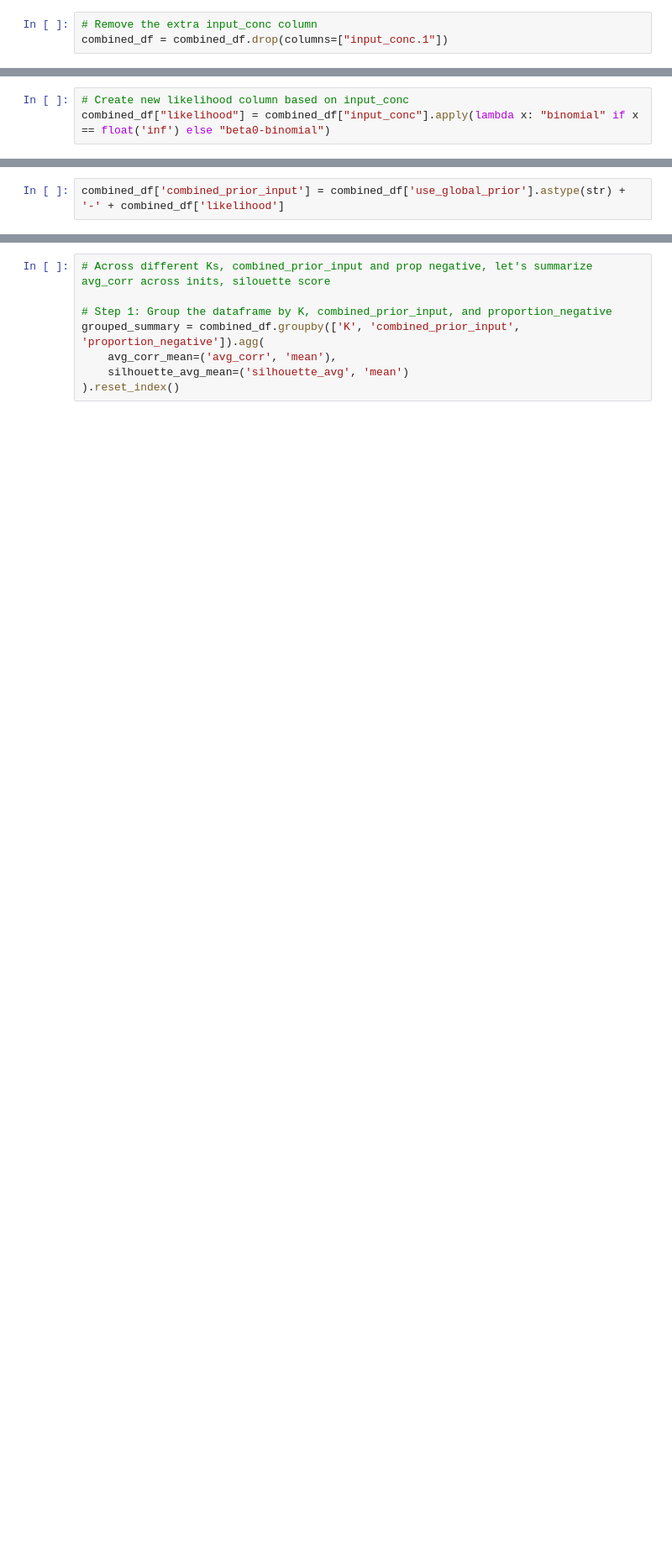
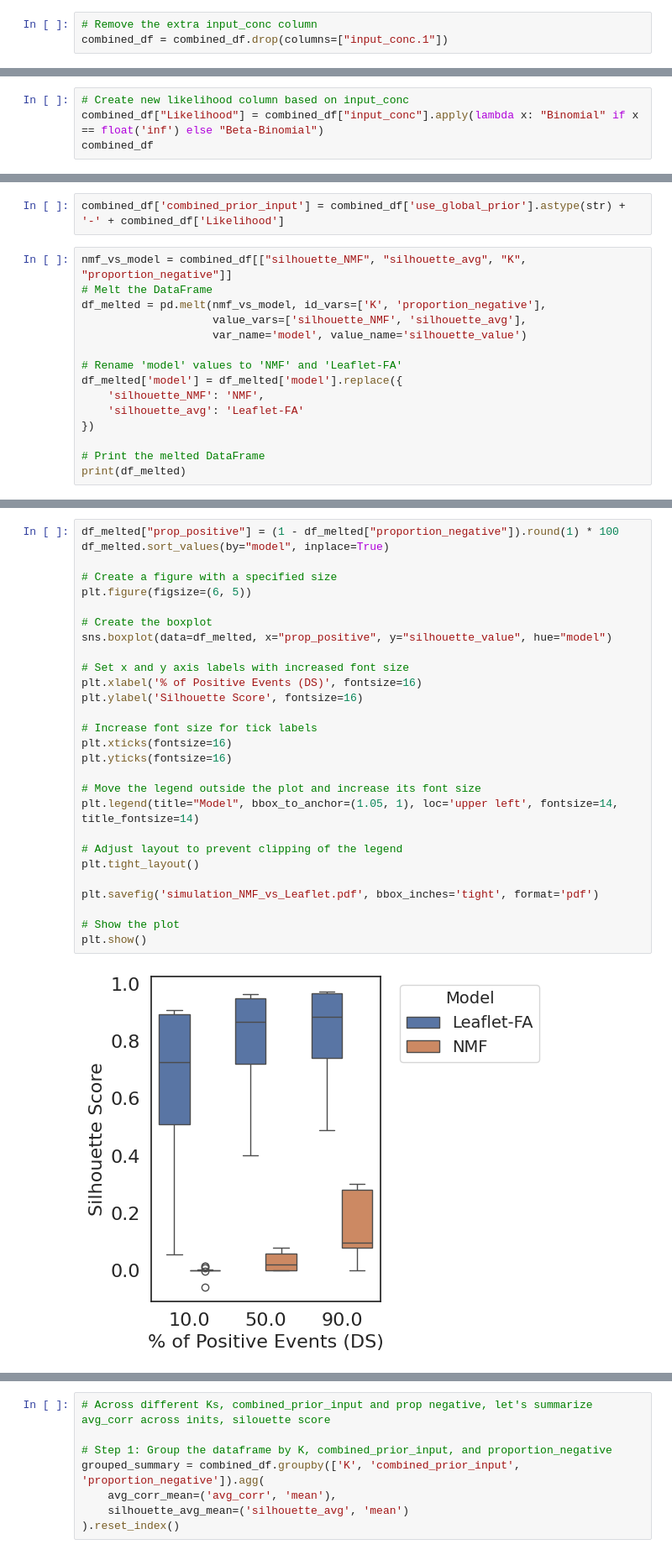
Before and after one commit to daklab/LeafletFA, a Jupyter notebook: analysis/simulation/summarize_simulations.ipynb, the cells around one changed output, grey strips where cells are left out. Shown at 84% size. Saved outputs shown, nothing was run; the diff lists cells and outputs as text; blank space fills up the shorter version.

Commit message:
save code version including visualization isovizpy

```diff
--- a/analysis/simulation/summarize_simulations.ipynb
+++ b/analysis/simulation/summarize_simulations.ipynb
@@ -39,3 +66,4 @@ combined_df = combined_df.drop(columns=["input_conc.1"])
 # %%
 # Create new likelihood column based on input_conc
-combined_df["likelihood"] = combined_df["input_conc"].apply(lambda x: "binomial" if x == float('inf') else "beta0-binomial")
+combined_df["Likelihood"] = combined_df["input_conc"].apply(lambda x: "Binomial" if x == float('inf') else "Beta-Binomial")
+combined_df
@@ -42,2 +89,17 @@ combined_df["likelihood"] = combined_df["input_conc"].apply(lambda x: "binomial"
 # %%
-combined_df['combined_prior_input'] = combined_df['use_global_prior'].astype(str) + '-' + combined_df['likelihood']
+combined_df['combined_prior_input'] = combined_df['use_global_prior'].astype(str) + '-' + combined_df['Likelihood']
+# %%
+nmf_vs_model = combined_df[["silhouette_NMF", "silhouette_avg", "K", "proportion_negative"]]
+# Melt the DataFrame
+df_melted = pd.melt(nmf_vs_model, id_vars=['K', 'proportion_negative'],
+                    value_vars=['silhouette_NMF', 'silhouette_avg'],
+                    var_name='model', value_name='silhouette_value')
+
+# Rename 'model' values to 'NMF' and 'Leaflet-FA'
+df_melted['model'] = df_melted['model'].replace({
+    'silhouette_NMF': 'NMF',
+    'silhouette_avg': 'Leaflet-FA'
+})
+
+# Print the melted DataFrame
+print(df_melted)
@@ -43,0 +121,30 @@ combined_df['combined_prior_input'] = combined_df['use_global_prior'].astype(str
+# %%
+df_melted["prop_positive"] = (1 - df_melted["proportion_negative"]).round(1) * 100
+df_melted.sort_values(by="model", inplace=True)
+
+# Create a figure with a specified size
+plt.figure(figsize=(6, 5))
+
+# Create the boxplot
+sns.boxplot(data=df_melted, x="prop_positive", y="silhouette_value", hue="model")
+
+# Set x and y axis labels with increased font size
+plt.xlabel('% of Positive Events (DS)', fontsize=16)
+plt.ylabel('Silhouette Score', fontsize=16)
+
+# Increase font size for tick labels
+plt.xticks(fontsize=16)
+plt.yticks(fontsize=16)
+
+# Move the legend outside the plot and increase its font size
+plt.legend(title="Model", bbox_to_anchor=(1.05, 1), loc='upper left', fontsize=14, title_fontsize=14)
+
+# Adjust layout to prevent clipping of the legend
+plt.tight_layout()
+
+plt.savefig('simulation_NMF_vs_Leaflet.pdf', bbox_inches='tight', format='pdf')
+
+# Show the plot
+plt.show()
+# %% [output]
+[figure, added]
```
Also changed, not shown: parts of 26 cells of this notebook, 41 other files.
